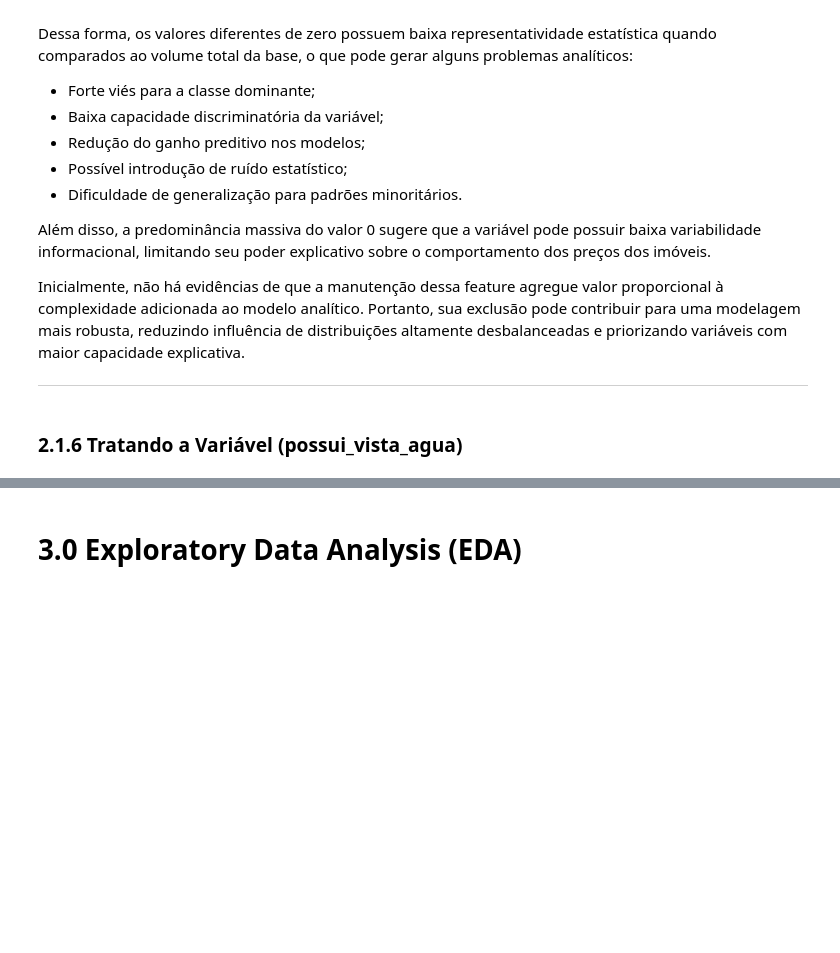
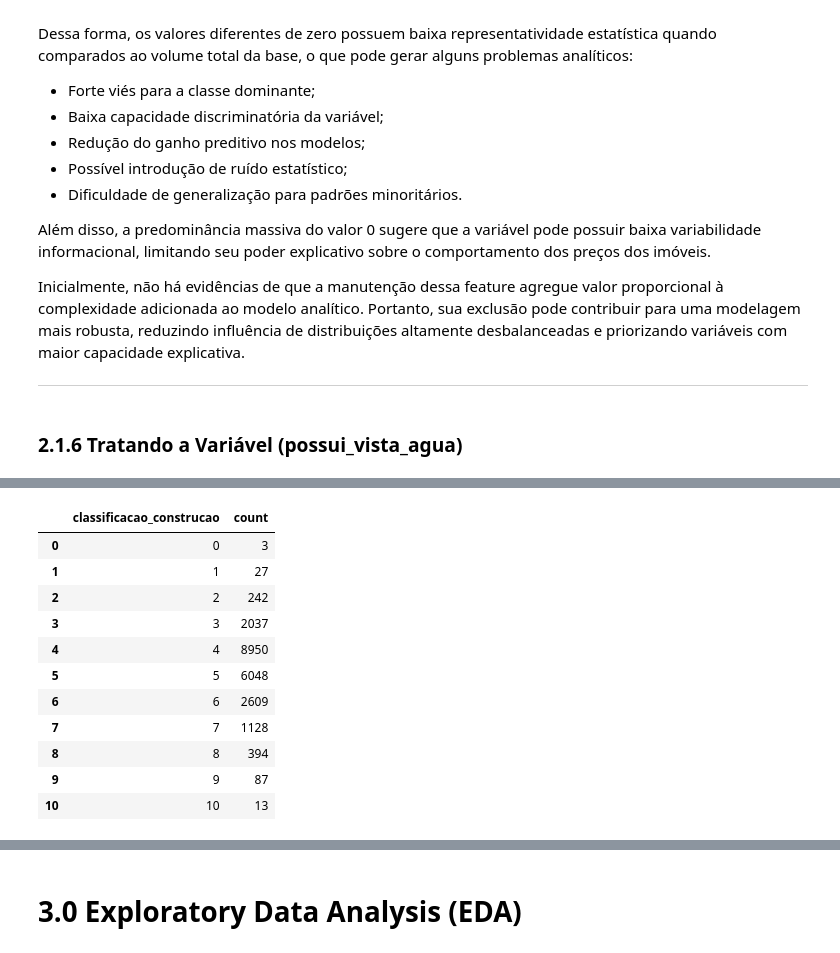
Before and after one commit to RicardodeSouzaSilva/Real_Estate_Pricing_Intelligence, a Jupyter notebook: Real_Estate_Pricing_Intelligence_2.1.ipynb, the cells around one changed output, grey strips where cells are left out. Drawn from its saved outputs; the diff is of its cells as text; code cells hidden in the pictures; blank space fills up the shorter version.

```diff
--- a/Real_Estate_Pricing_Intelligence_2.1.ipynb
+++ b/Real_Estate_Pricing_Intelligence_2.1.ipynb
@@ -770,0 +848,15 @@ Name: count, dtype: int64
+# %%
+dataset['classificacao_construcao'].value_counts().sort_index().reset_index()
+# %% [output]
+|  | classificacao_construcao | count |
+| 0 | 0 | 3 |
+| 1 | 1 | 27 |
+| 2 | 2 | 242 |
+| 3 | 3 | 2037 |
+| 4 | 4 | 8950 |
+| 5 | 5 | 6048 |
+| 6 | 6 | 2609 |
+| 7 | 7 | 1128 |
+| 8 | 8 | 394 |
+| 9 | 9 | 87 |
+| 10 | 10 | 13 |
```
Also changed, not shown: parts of 22 cells of this notebook.
